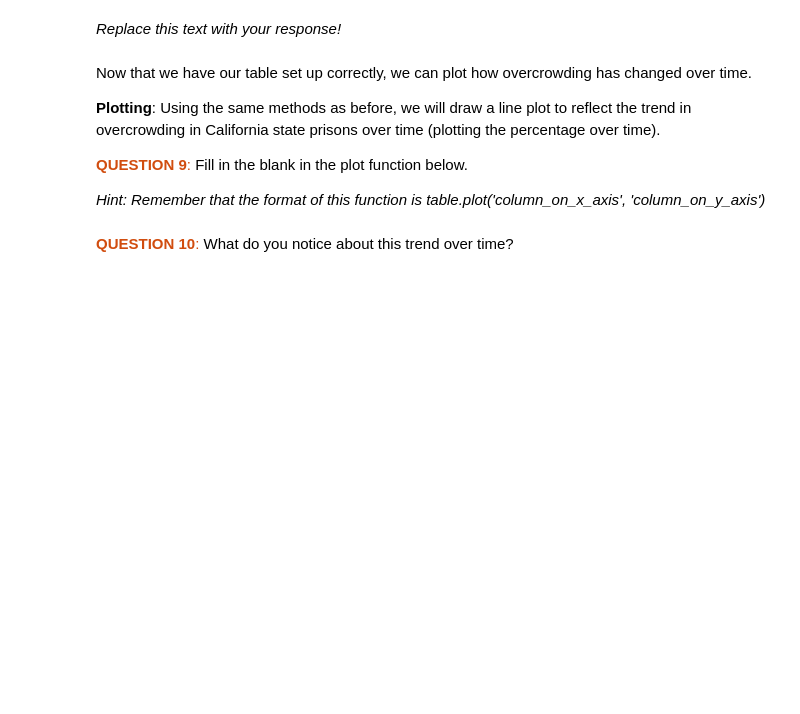
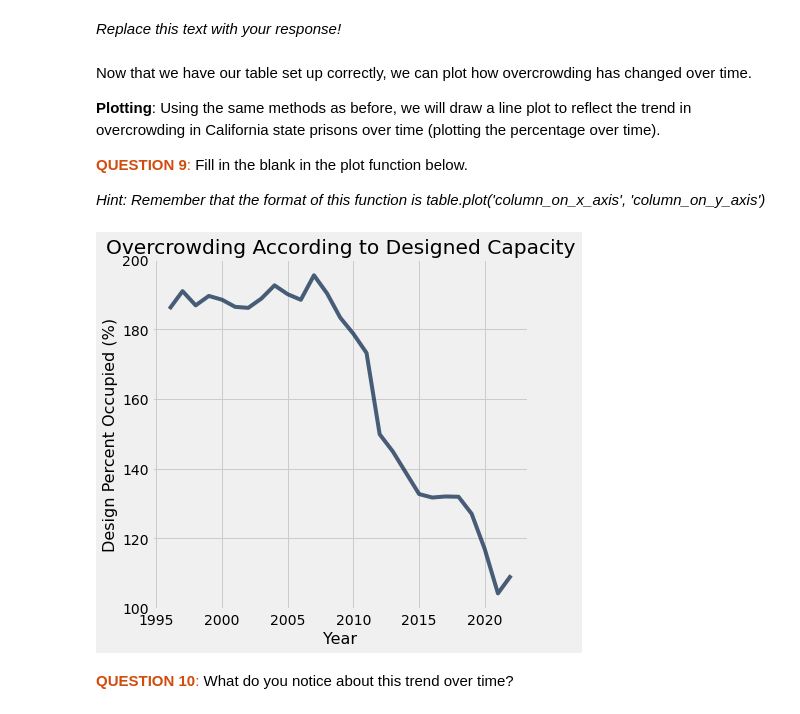
Before and after one commit to ds-modules/ETHSTD-21AC-SP22, a Jupyter notebook: Lecture_1.ipynb, the cells around one changed output. Drawn from its saved outputs; the diff is of its cells as text; code cells hidden in the pictures; blank space fills up the shorter version.

```diff
--- a/Lecture_1.ipynb
+++ b/Lecture_1.ipynb
@@ -492,11 +643,13 @@ Now that we have our table set up correctly, we can plot how overcrowding has ch
 
 *Hint: Remember that the format of this function is table.plot('column_on_x_axis', 'column_on_y_axis')*
 # %%
-total_and_design_and_percentages_table.plot("year", ...)
+total_and_design_and_percentages_table.plot("year", 'Design Percent')
 
 plt.xlabel("Year")
 plt.ylabel("Design Percent Occupied (%)")
 plt.title("Overcrowding According to Designed Capacity");
+# %% [output]
+[figure, added]
 # %% [markdown]
 <!-- END QUESTION -->
 <!-- BEGIN QUESTION -->
```
Also changed, not shown: parts of 34 cells of this notebook.
